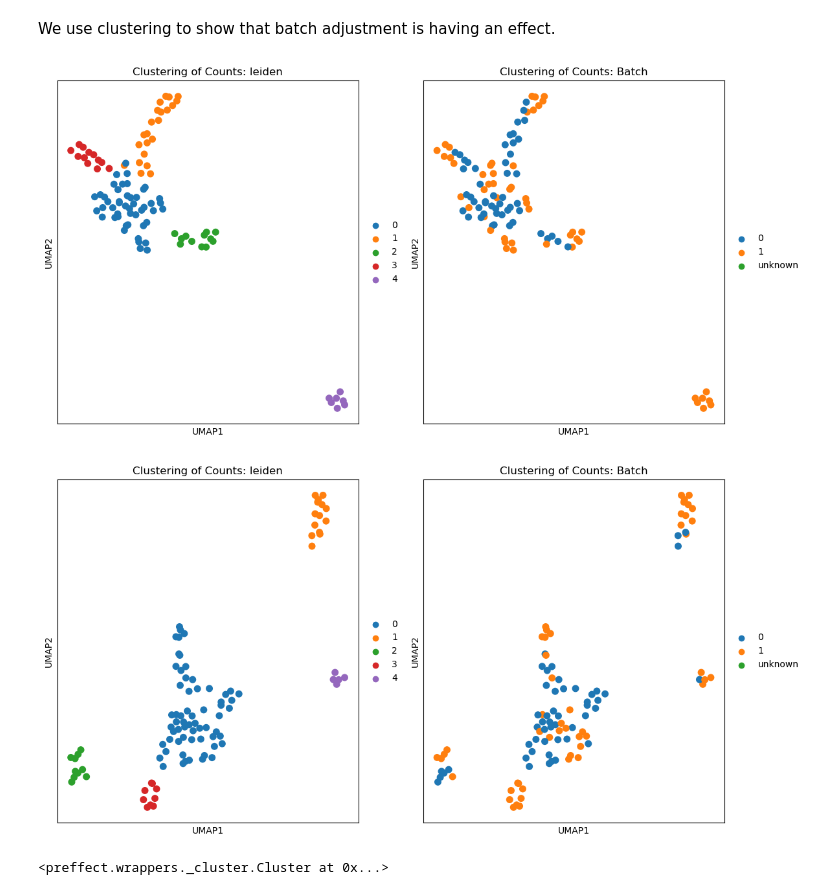
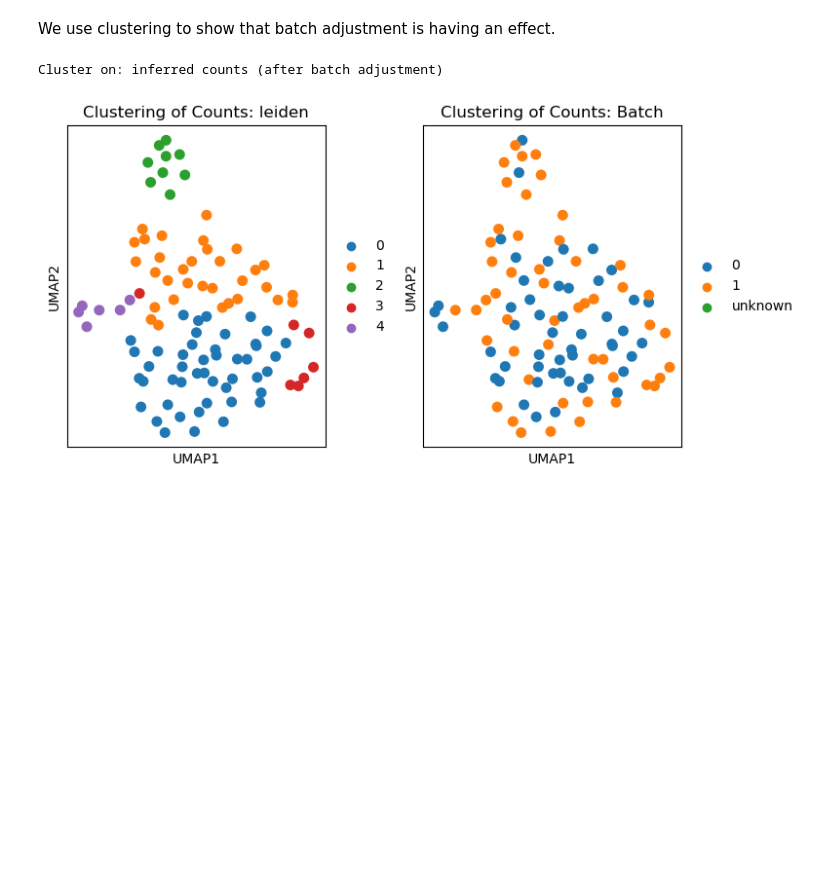
Before and after one commit to hallettmiket/preffect, a Jupyter notebook: vignettes/example_script.ipynb, the cells around one changed output. Saved outputs shown, nothing was run; the diff lists cells and outputs as text; code cells hidden in the pictures; blank space fills up the shorter version.

Commit message:
Improvements of the vignette.

```diff
--- a/vignettes/example_script.ipynb
+++ b/vignettes/example_script.ipynb
@@ -22,22 +24,23 @@ Parameters can be set when initializing factory().
 All parameters not implicitly set here will be read from `_config.py`.
 # %%
 fac = factory(visualize=True,
-                                 type='full', # Choose your PREFFECT model type
-                                 model_likelihood = 'NB', # NB or ZINB (the latter for data with high dropout rates)
-                                 epochs = 3000,  # Number of epochs during training
-                                 mini_batch_size = 50 , # num. of samples per minibatch
-                                 correct_vars = True, # Include additional variables within the model
-                                 vars_to_correct = [('batch', 'categorical')],
-                                 infer_lib_size = False, # have PREFFECT determine sample lib size
-                                 # latent space sizing and parameters
-                                 h = 8, # number of heads
-                                 r_prime = 50, # intermediate hidden dimension [vignette has only 100 genes, so intermeidate set to 50]
-                                 r = 20, # size of latent space
-                                 r_embed = 5, # size of the embedding space for categorical correction variables.
-                                 # intput/output
-                                 input_anndata_path = '/data/lab_vm/release/preffect/vignettes/single/',
-                                 input_inference_anndata_path = '/data/lab_vm/release/preffect/vignettes/single/train/',
-                                 output_path = '/data/lab_vm/release/preffect/vignettes/vignette_output/'
+            type='simple', # Choose your PREFFECT model type
+            calT=1, # number of tissues (only 'full' type can be >1)
+            model_likelihood = 'NB', # NB or ZINB (the latter for data with high dropout rates)
+            epochs = 1000,  # Number of epochs during training
+            mini_batch_size = 50 , # num. of samples per minibatch
+            correct_vars = True, # Include additional variables within the model
+            vars_to_correct = [('batch', 'categorical')],
+            infer_lib_size = True, # have PREFFECT determine sample lib size
+            # latent space sizing and parameters
+            h = 8, # number of heads
+            r_prime = 50, # intermediate hidden dimension [vignette has only 100 genes, so intermeidate set to 50]
+            r = 20, # size of latent space
+            r_embed = 5, # size of the embedding space for categorical correction variables.
+            # intput/output
+            input_anndata_path = '/data/lab_vm/release/preffect/vignettes/single/',
+            input_inference_anndata_path = '/data/lab_vm/release/preffect/vignettes/single/train/',
+            output_path = '/data/lab_vm/release/preffect/vignettes/vignette_output/'
 )
 # %% [markdown]
 Training your PREFFECT Model:
@@ -98,12 +102,8 @@ inf = fac.inference()
 # %% [markdown]
 We use clustering to show that batch adjustment is having an effect.
 # %%
-# Before batch adjustment
-fac.cluster_samples("counts", ir_name="endogenous", cluster_omega=False)
-
-# After adjustment
+print("Cluster on: inferred counts (after batch adjustment)")
 fac.cluster_samples("counts", ir_name="inference_0", cluster_omega=False)
 # %% [output]
+Cluster on: inferred counts (after batch adjustment)
-[figure, old version]
+[figure, new version]
-[figure, removed]
-<preffect.wrappers._cluster.Cluster at 0x...>
```
Also changed, not shown: parts of 7 cells of this notebook, 26 other files.
